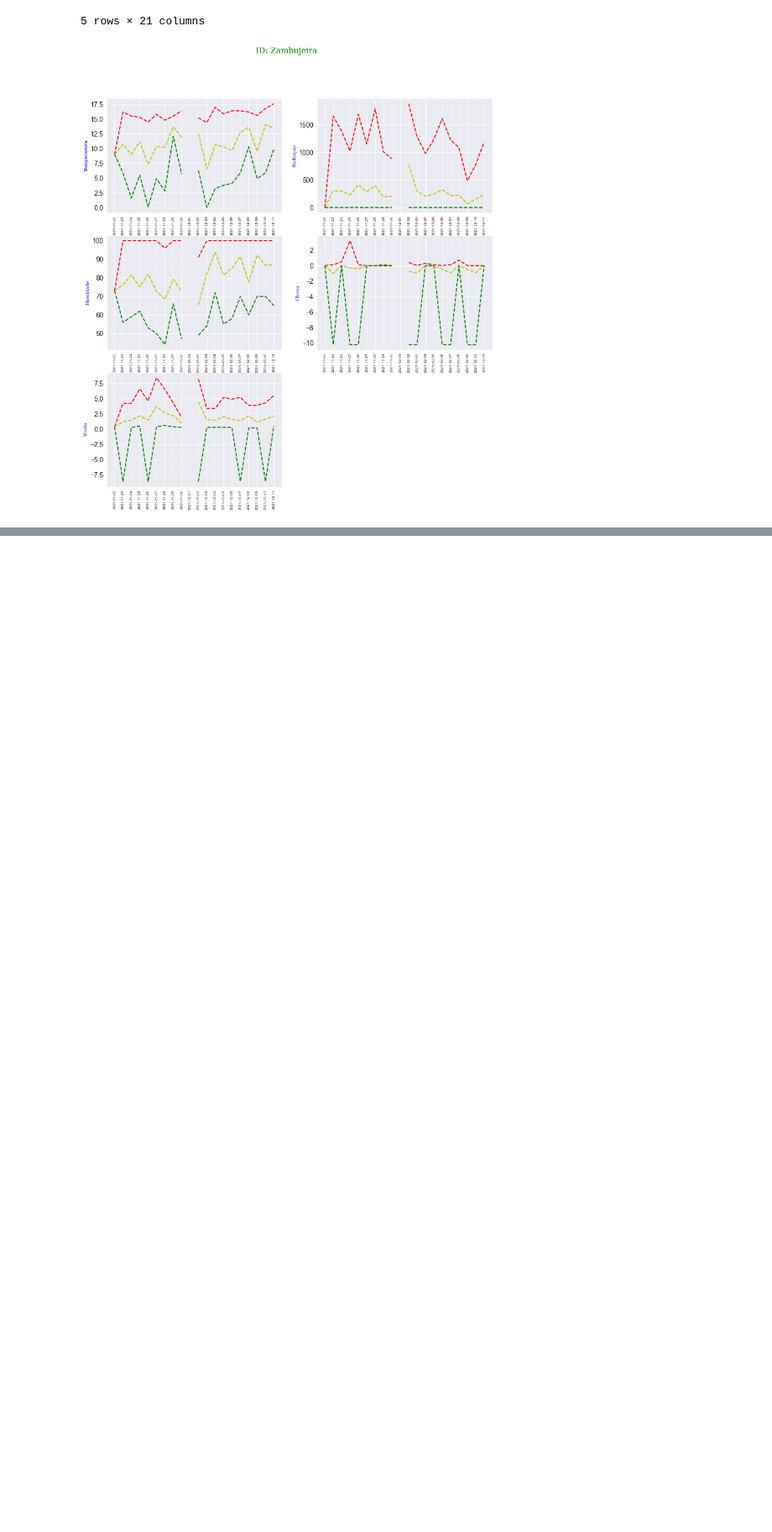
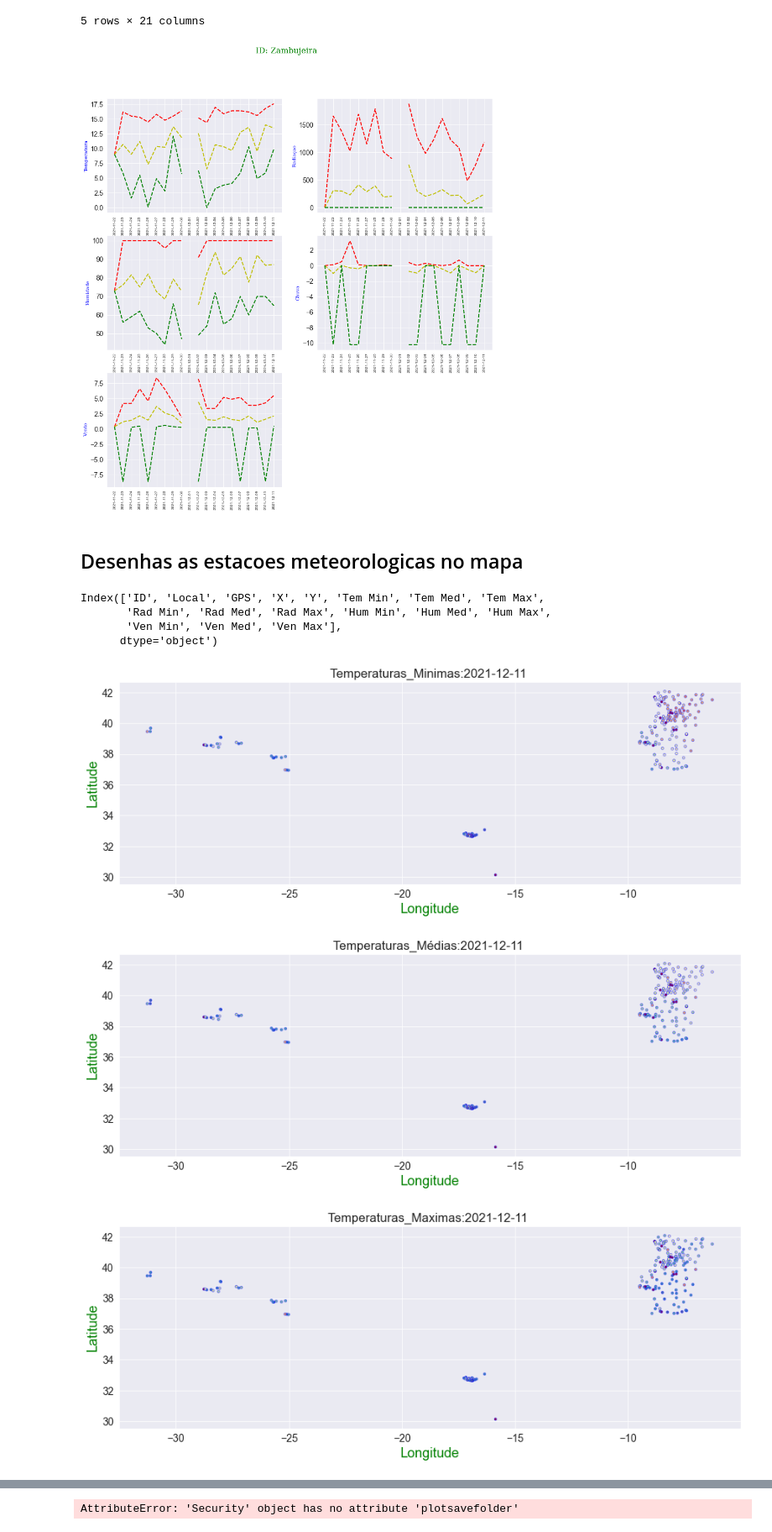
Before and after one commit to Bruno-H-Neves/PTClimate, a Jupyter notebook: TPT.ipynb, the cells around one changed output, grey strips where cells are left out. Shown at 84% size. Saved outputs shown, nothing was run; the diff lists cells and outputs as text; code cells hidden in the pictures; blank space fills up the shorter version.

```diff
--- a/TPT.ipynb
+++ b/TPT.ipynb
@@ -555,3 +555,5 @@ for i,feat in enumerate(pfs_feat):
     graph=graph+1
 # %% [output]
 [figure]
+# %% [markdown]
+## Desenhas as estacoes meteorologicas no mapa
@@ -557,0 +566,28 @@ for i,feat in enumerate(pfs_feat):
+# %%
+DF_estation[['Tem Min','Tem Med','Tem Max','Rad Min','Rad Med','Rad Max','Hum Min','Hum Med','Hum Max','Ven Min','Ven Med','Ven Max']]=0
+DF_estation.columns
+# %% [output]
+Index(['ID', 'Local', 'GPS', 'X', 'Y', 'Tem Min', 'Tem Med', 'Tem Max',
+       'Rad Min', 'Rad Med', 'Rad Max', 'Hum Min', 'Hum Med', 'Hum Max',
+       'Ven Min', 'Ven Med', 'Ven Max'],
+      dtype='object')
+# %%
+dia_estudo= Day_list[dia_analise]
+df_estudo=DF1.loc[DF1['D/H Sample'].str.contains(dia_estudo)]
+Min_Val_St = df_estudo.groupby([feature_list[1]]).min()
+Min_Val_St['ID1']=Min_Val_St.index
+Min_Val_St.sort_values('ID1', ascending=False)
+cols = list(Min_Val_St.columns.values)
+Min_Val_St = Min_Val_St[[cols[-1]] +cols[0:9]]
+
+Mean_Val_St = df_estudo.groupby([feature_list[1]]).mean()
+Mean_Val_St['ID1']=Mean_Val_St.index
+Mean_Val_St.sort_values('ID1', ascending=False)
+cols = list(Mean_Val_St.columns.values)
+Mean_Val_St = Mean_Val_St[[cols[-1]] +cols[0:8]]
+
+Max_Val_St = df_estudo.groupby([feature_list[1]]).max()
+Max_Val_St['ID1']=Max_Val_St.index
+Max_Val_St.sort_values('ID1', ascending=False)
+cols = list(Max_Val_St.columns.values)
+Max_Val_St = Max_Val_St[[cols[-1]] +cols[0:8]]
@@ -557,0 +624,28 @@ for i,feat in enumerate(pfs_feat):
+# %%
+def plt_map(pm_colors, pm_title, pm_x, pm_y,pm_t):
+    plt.title(pm_title)
+    plt.scatter(pm_x,pm_y ,c=pm_colors, alpha=1.5, s=10, edgecolors='blue',cmap="Spectral")#,label=pm_y)
+    #plt.scatter(pm_x,pm_y ,c=pm_colors, alpha=1.5, s=5)
+    plt.xlabel('Longitude', size=18,color='g')
+    plt.ylabel('Latitude', size=18,color='g')
+    #plt.legend(loc="lower left", title='Legend')
+    plt.savefig(pm_t+'.png', format='png',bbox_inches='tight')
+    plt.show()
+
+os.chdir(r'C:\Users\M\py_jupyter\os\lixo-fotos')
+plt_map(DF_estation['Tem Min'],f'Temperaturas_Minimas:{dia_estudo} ',DF_estation['X'],DF_estation['Y'],'ti')
+plt_map(DF_estation['Tem Med'],f'Temperaturas_Médias:{dia_estudo} ',DF_estation['X'],DF_estation['Y'],'tm')
+plt_map(DF_estation['Tem Max'],f'Temperaturas_Maximas:{dia_estudo} ',DF_estation['X'],DF_estation['Y'],'ta')
+plt_map(DF_estation['Rad Min'],f'Radiaçao_Minima:{dia_estudo} ',DF_estation['X'],DF_estation['Y'],'ri')
+plt_map(DF_estation['Rad Max'],f'Radiaçao_Maxima:{dia_estudo} ',DF_estation['X'],DF_estation['Y'],'ra')
+plt_map(DF_estation['Hum Min'],f'Humidade_relativa_Minima:{dia_estudo} ',DF_estation['X'],DF_estation['Y'],'hi')
+plt_map(DF_estation['Hum Med'],f'Humidade_relativa_Média:{dia_estudo} ',DF_estation['X'],DF_estation['Y'],'hm')
+plt_map(DF_estation['Hum Max'],f'Humidade_relativa_Maxima:{dia_estudo} ',DF_estation['X'],DF_estation['Y'],'ha')
+plt_map(DF_estation['Ven Min'],f'Vento_Minimo:{dia_estudo} ',DF_estation['X'],DF_estation['Y'],'vi')
+plt_map(DF_estation['Ven Med'],f'Vento_Médio:{dia_estudo} ',DF_estation['X'],DF_estation['Y'],'vm')
+plt_map(DF_estation['Ven Max'],f'Vento_Maximo:{dia_estudo} ',DF_estation['X'],DF_estation['Y'],'va')
+os.chdir(sec.plotsavefolder)
+# %% [output]
+[figure, added]
+[figure, added]
+[figure, added]
@@ -557,0 +660 @@ for i,feat in enumerate(pfs_feat):
+AttributeError: 'Security' object has no attribute 'plotsavefolder'
```
Also changed, not shown: parts of 3 cells of this notebook, 1 other file.
